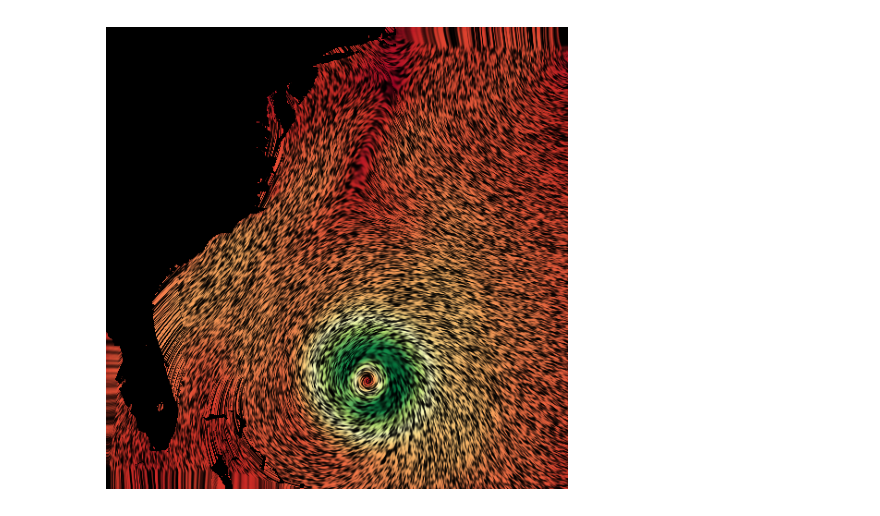
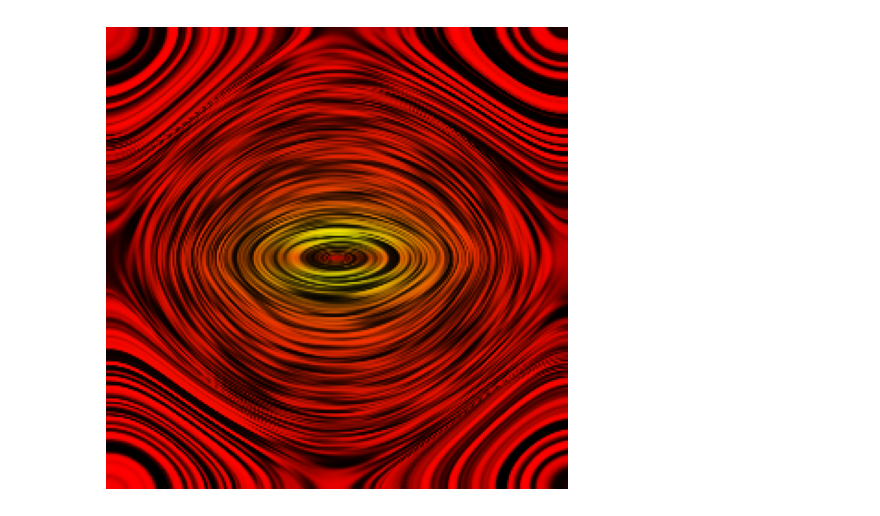
Before and after one commit to edvartGB/visualization, a Jupyter notebook: oblig/lic_vectorized.ipynb, the cells around one changed output. Drawn from its saved outputs; the diff is of its cells as text; code cells hidden in the pictures.

```diff
--- a/oblig/lic_vectorized.ipynb
+++ b/oblig/lic_vectorized.ipynb
@@ -32,11 +32,13 @@ def interp2d(a, x, y):
     U = (1.0 - fracY) * U1 + fracY * U2
     return U
 # %%
-d1 = h5py.File("../isabel_2d.h5", "r")
-u = np.array(d1["Velocity"]["X-comp"])
-v = np.array(d1["Velocity"]["Y-comp"])
-mag = magnitude2(u, v)
-img = np.dstack([u, v, np.zeros_like(u)])
+d1 = h5py.File("../metsim1_2d.h5", "r")
+u = np.array(d1["Velocity"]["X-comp"]).T
+v = np.array(d1["Velocity"]["Y-comp"]).T
+u = cv2.resize(u, (250, 250))
+v = cv2.resize(v, (250, 250))
+mag = magnitude2(u, v).T
+img = np.dstack([u, v, np.zeros_like(u)]).T
 mesh_size = u.shape[0]
 visualize(magnitude2(u, v))
 # %% [output]
@@ -46,7 +48,7 @@ visualize(magnitude2(u, v))
 n = np.random.random(u.shape)
 
 # perform LIC
-l = 8_000
+l = 2_000
 h = np.exp(-np.linspace(-8, 8, l)**2)
 
 h /= h.sum()
@@ -60,7 +62,7 @@ F = np.zeros_like(n)
 
 F = h[0]*interp2d(n, ii, jj)
 
-step_size = 0.005
+step_size = 0.1
 
 # fwd
 xx, yy = ii, jj
@@ -74,6 +76,7 @@ for k in range(1, l):
 
     xx += dtx
     yy += dty
+
 
     F += h[k] * interp2d(n, xx, yy)
     print(f"{k}/{l}")
@@ -90,6 +93,5 @@ for k in range(1, l):
 
     xx -= dtx
     yy -= dty
-
     F += h[k] * interp2d(n, xx, yy)
     print(f"{k}/{l}")
@@ -96,31 +116,31 @@ for k in range(1, l):
 # %%
 fig, ax = plt.subplots(figsize=(6, 6))
 
 ax.set_facecolor("black")
 ax.set_axis_off()
 
 # normalize lic result
-F_proc = np.copy(F.T)
+F_proc = np.copy(F)
 F_proc[mag < 0.01] = 0.0
 F_proc -= F_proc.min()
 F_proc /= F_proc.max()
 
 # Apply histogram equalization
 F_eq = np.copy(F_proc)
 F_eq *= 255
 F_eq = F_eq.astype(np.uint8)
 F_eq = cv2.equalizeHist(F_eq)
 F_eq = (F_eq/255.0).astype(np.float32)
 
 mag_proc = np.copy(mag)
 mag_proc -= mag_proc.min()
 mag_proc /= mag_proc.max()
 
-cmap = plt.cm.RdYlGn(mag_proc)
+cmap = plt.cm.autumn(mag_proc)
 
 cmap[..., :3] *= F_eq[..., np.newaxis]
 plt.imshow(cmap, cmap='grey')
 
 plt.show()
 # %% [output]
-[figure, old version]
+[figure, new version]
```
Also changed, not shown: parts of 2 cells of this notebook, 12 other files.
